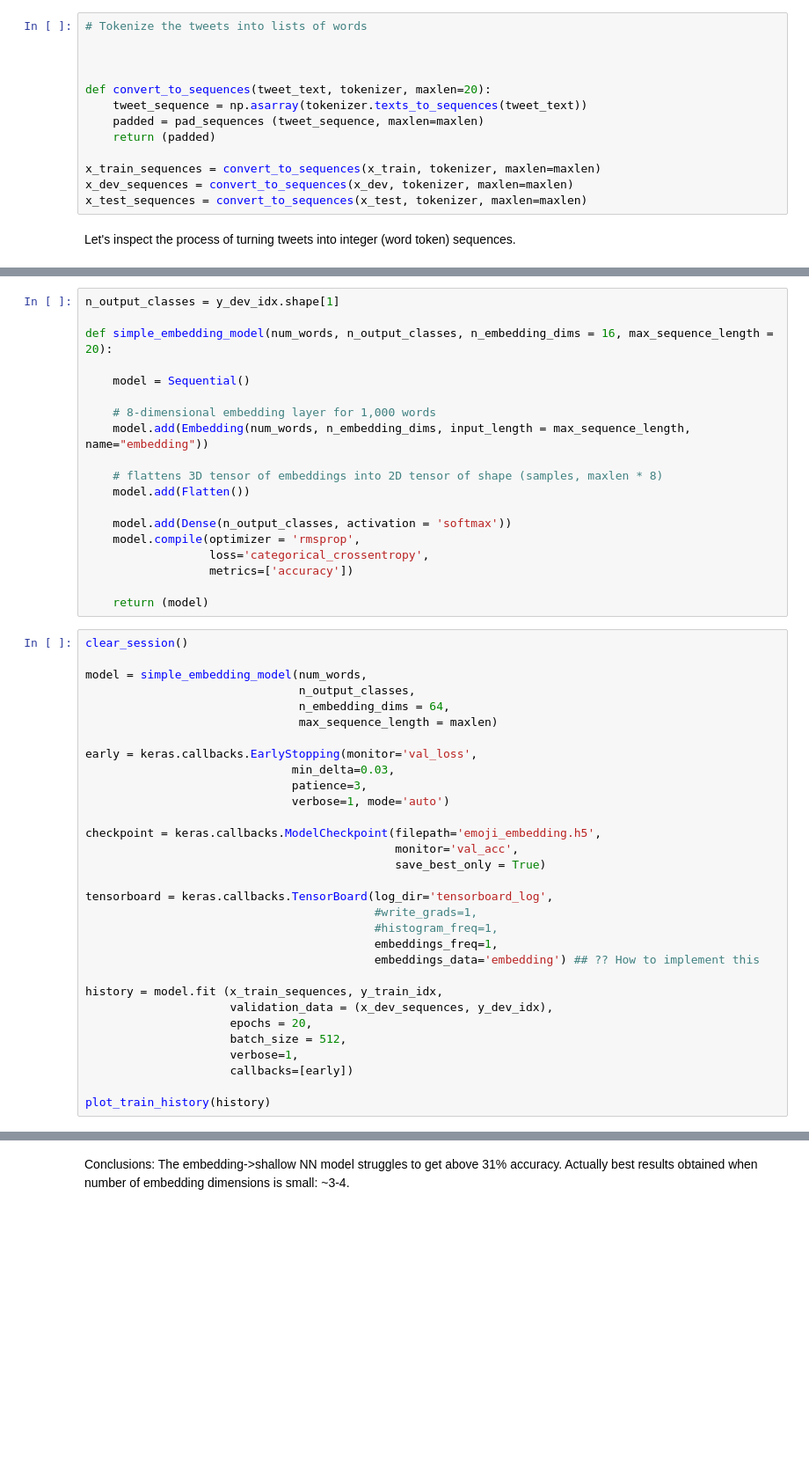
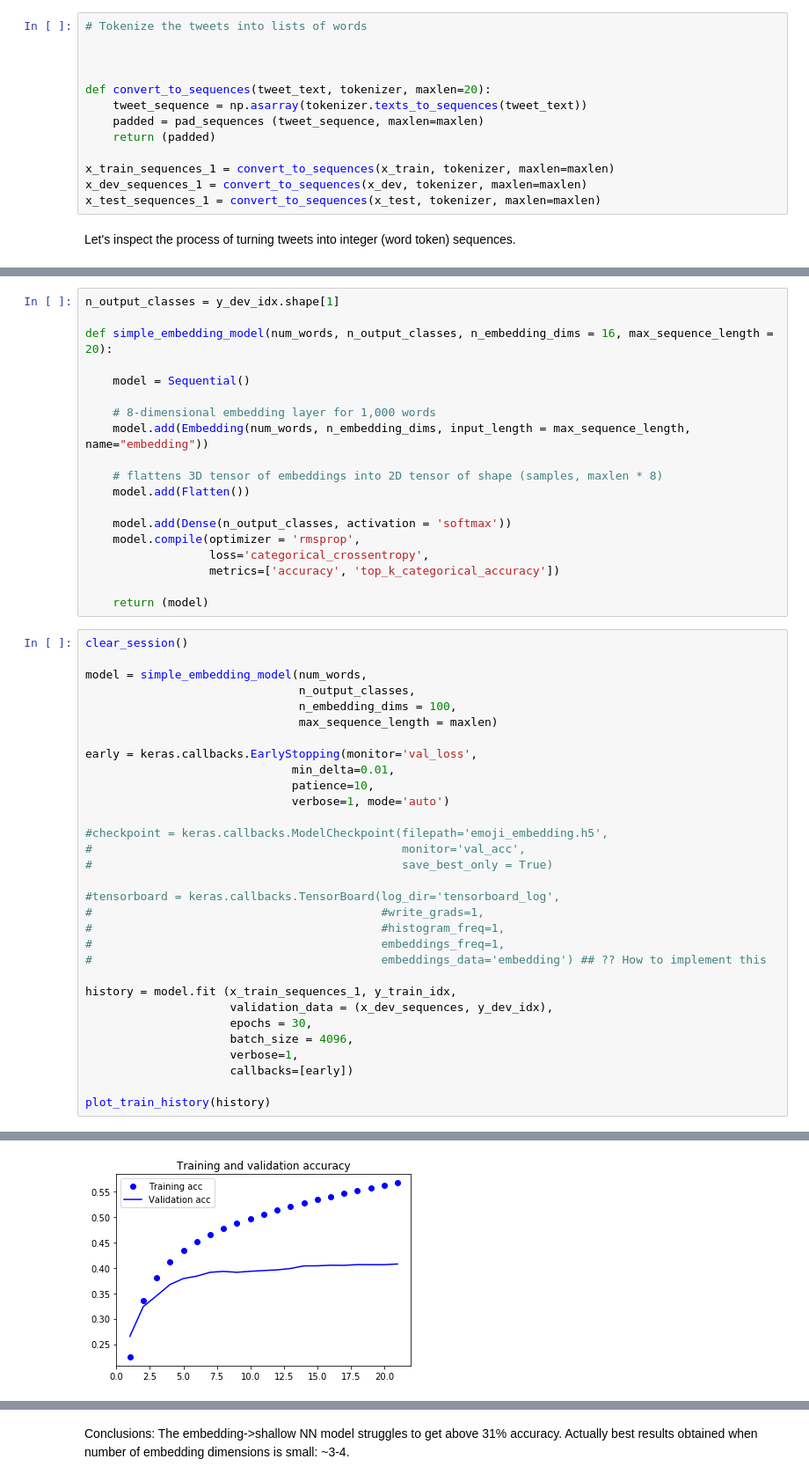
Before and after one commit to nicksexton/emojitranslate, a Jupyter notebook: 1 - emoji predict.ipynb, the cells around one changed output, grey strips where cells are left out. Shown at 88% size. Saved outputs shown, nothing was run; the diff lists cells and outputs as text; blank space fills up the shorter version.

```diff
--- a/1 - emoji predict.ipynb
+++ b/1 - emoji predict.ipynb
@@ -562,9 +560,9 @@ def convert_to_sequences(tweet_text, tokenizer, maxlen=20):
     padded = pad_sequences (tweet_sequence, maxlen=maxlen)
     return (padded)
 
-x_train_sequences = convert_to_sequences(x_train, tokenizer, maxlen=maxlen)
-x_dev_sequences = convert_to_sequences(x_dev, tokenizer, maxlen=maxlen)
-x_test_sequences = convert_to_sequences(x_test, tokenizer, maxlen=maxlen)
+x_train_sequences_1 = convert_to_sequences(x_train, tokenizer, maxlen=maxlen)
+x_dev_sequences_1 = convert_to_sequences(x_dev, tokenizer, maxlen=maxlen)
+x_test_sequences_1 = convert_to_sequences(x_test, tokenizer, maxlen=maxlen)
 # %% [markdown]
 Let's inspect the process of turning tweets into integer (word token) sequences.
 # %%
@@ -587,7 +590,7 @@ def simple_embedding_model(num_words, n_output_classes, n_embedding_dims = 16, m
     model.add(Dense(n_output_classes, activation = 'softmax'))
     model.compile(optimizer = 'rmsprop',
                   loss='categorical_crossentropy',
-                  metrics=['accuracy'])
+                  metrics=['accuracy', 'top_k_categorical_accuracy'])
 
     return (model)
 # %%
@@ -595,29 +598,30 @@ clear_session()
 
 model = simple_embedding_model(num_words,
                                n_output_classes,
-                               n_embedding_dims = 64,
+                               n_embedding_dims = 100,
                                max_sequence_length = maxlen)
 
 early = keras.callbacks.EarlyStopping(monitor='val_loss',
-                              min_delta=0.03,
-                              patience=3,
+                              min_delta=0.01,
+                              patience=10,
                               verbose=1, mode='auto')
 
-checkpoint = keras.callbacks.ModelCheckpoint(filepath='emoji_embedding.h5',
-                                             monitor='val_acc',
-                                             save_best_only = True)
+#checkpoint = keras.callbacks.ModelCheckpoint(filepath='emoji_embedding.h5',
+#                                             monitor='val_acc',
+#                                             save_best_only = True)
 
-tensorboard = keras.callbacks.TensorBoard(log_dir='tensorboard_log',
-                                          #write_grads=1,
-                                          #histogram_freq=1,
-                                          embeddings_freq=1,
-                                          embeddings_data='embedding') ## ?? How to implement this
+#tensorboard = keras.callbacks.TensorBoard(log_dir='tensorboard_log',
+#                                          #write_grads=1,
+#                                          #histogram_freq=1,
+#                                          embeddings_freq=1,
+#                                          embeddings_data='embedding') ## ?? How to implement this
 
-history = model.fit (x_train_sequences, y_train_idx,
+history = model.fit (x_train_sequences_1, y_train_idx,
                      validation_data = (x_dev_sequences, y_dev_idx),
-                     epochs = 20,
-                     batch_size = 512,
+                     epochs = 30,
+                     batch_size = 4096,
                      verbose=1,
                      callbacks=[early])
 
 plot_train_history(history)
+# %% [output]
@@ -623,0 +645 @@ plot_train_history(history)
+[figure, added]
```
Also changed, not shown: parts of 43 cells of this notebook.
